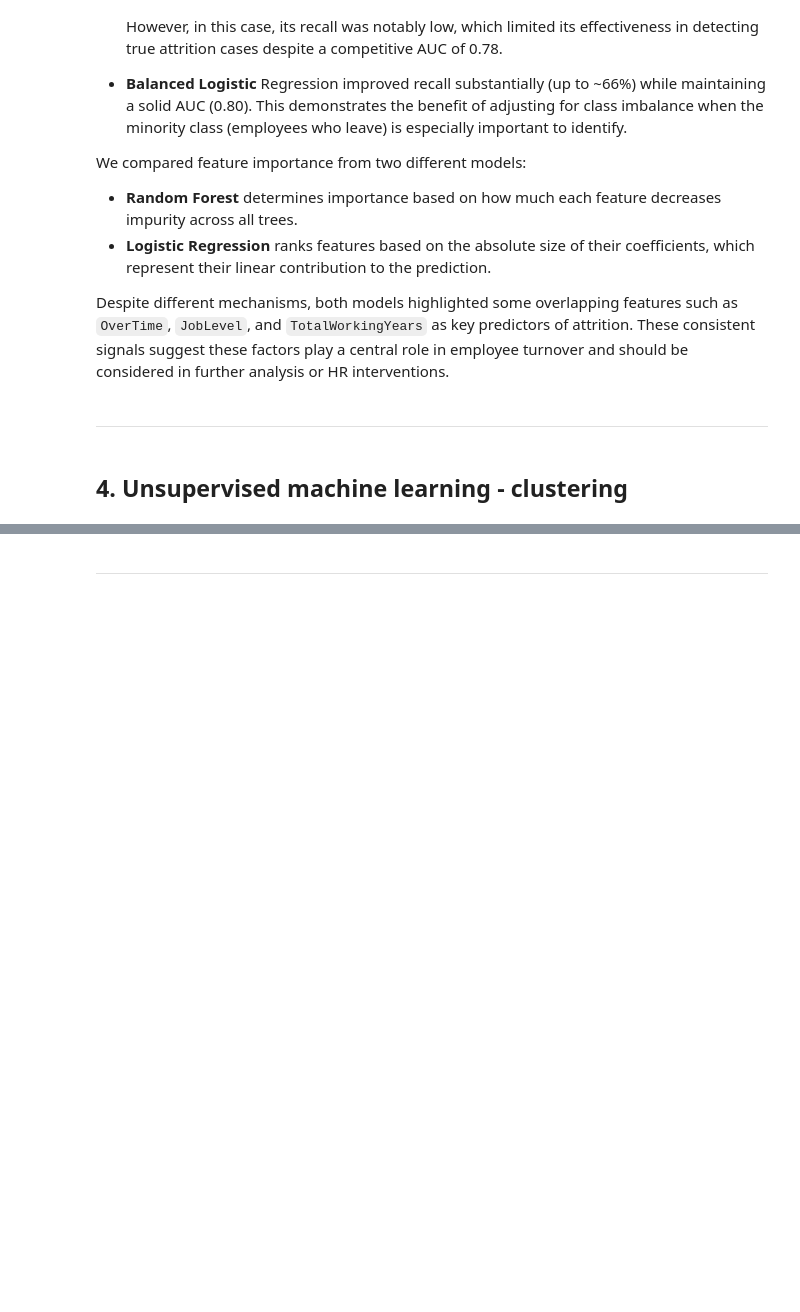
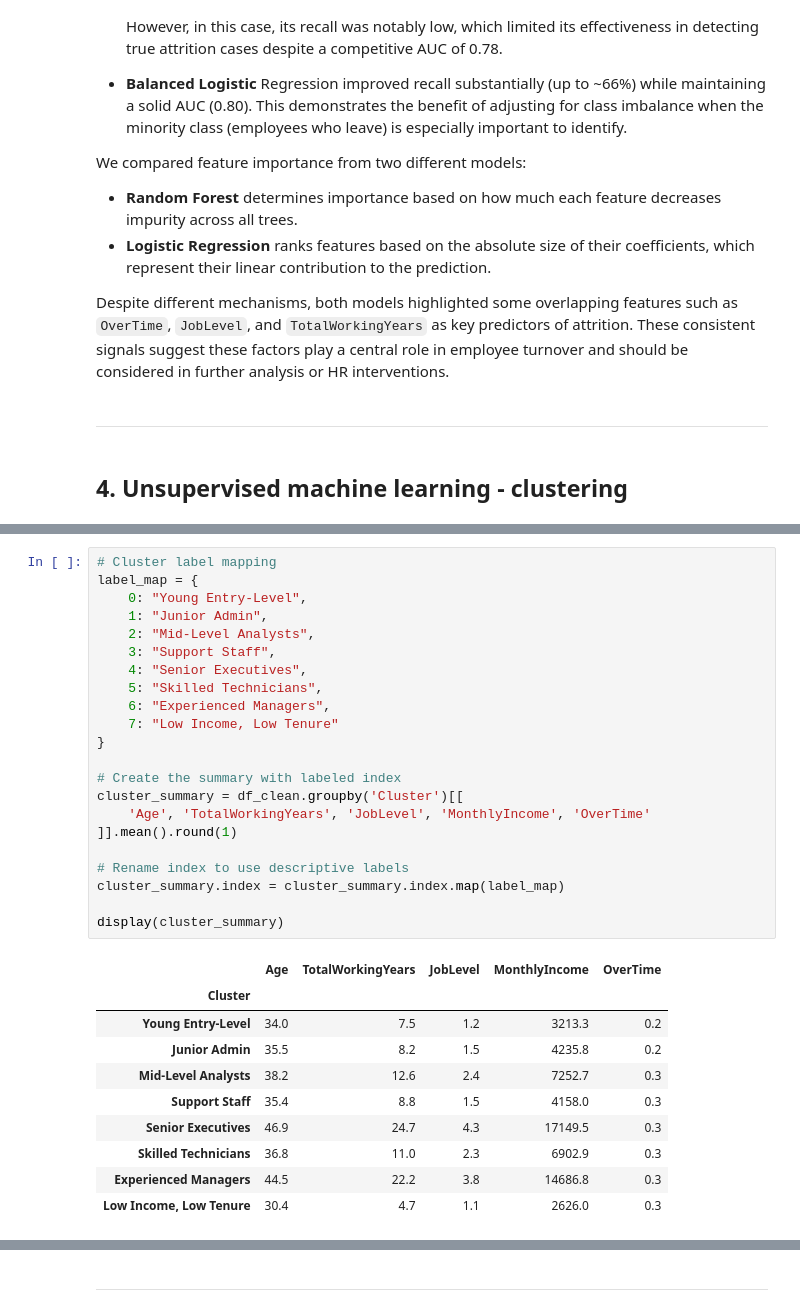
Before and after one commit to FeliciaFavrholdt/DAT-BI-MP3, a Jupyter notebook: notebooks/MP3_Group4_IBM_Analysis.ipynb, the cells around one changed output, grey strips where cells are left out. Cells and saved outputs as stored; diff of their text form; blank space fills up the shorter version.

```diff
--- a/notebooks/MP3_Group4_IBM_Analysis.ipynb
+++ b/notebooks/MP3_Group4_IBM_Analysis.ipynb
@@ -1548,0 +1652,33 @@ Despite different mechanisms, both models highlighted some overlapping features
+# %%
+# Cluster label mapping
+label_map = {
+    0: "Young Entry-Level",
+    1: "Junior Admin",
+    2: "Mid-Level Analysts",
+    3: "Support Staff",
+    4: "Senior Executives",
+    5: "Skilled Technicians",
+    6: "Experienced Managers",
+    7: "Low Income, Low Tenure"
+}
+
+# Create the summary with labeled index
+cluster_summary = df_clean.groupby('Cluster')[[
+    'Age', 'TotalWorkingYears', 'JobLevel', 'MonthlyIncome', 'OverTime'
+]].mean().round(1)
+
+# Rename index to use descriptive labels
+cluster_summary.index = cluster_summary.index.map(label_map)
+
+display(cluster_summary)
+# %% [output]
+|  | Age | TotalWorkingYears | JobLevel | MonthlyIncome | OverTime |
+| Cluster |  |  |  |  |  |
+| Young Entry-Level | 34.0 | 7.5 | 1.2 | 3213.3 | 0.2 |
+| Junior Admin | 35.5 | 8.2 | 1.5 | 4235.8 | 0.2 |
+| Mid-Level Analysts | 38.2 | 12.6 | 2.4 | 7252.7 | 0.3 |
+| Support Staff | 35.4 | 8.8 | 1.5 | 4158.0 | 0.3 |
+| Senior Executives | 46.9 | 24.7 | 4.3 | 17149.5 | 0.3 |
+| Skilled Technicians | 36.8 | 11.0 | 2.3 | 6902.9 | 0.3 |
+| Experienced Managers | 44.5 | 22.2 | 3.8 | 14686.8 | 0.3 |
+| Low Income, Low Tenure | 30.4 | 4.7 | 1.1 | 2626.0 | 0.3 |
```
Also changed, not shown: parts of 11 cells of this notebook.
